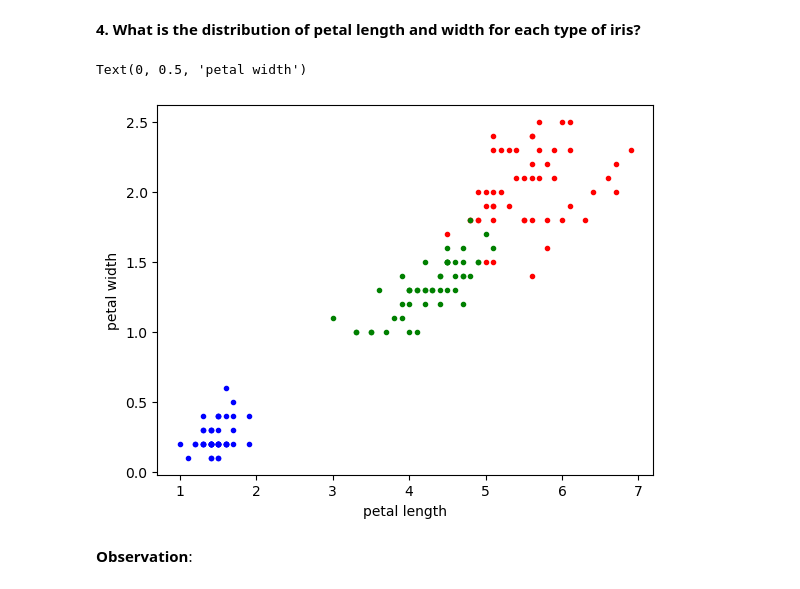
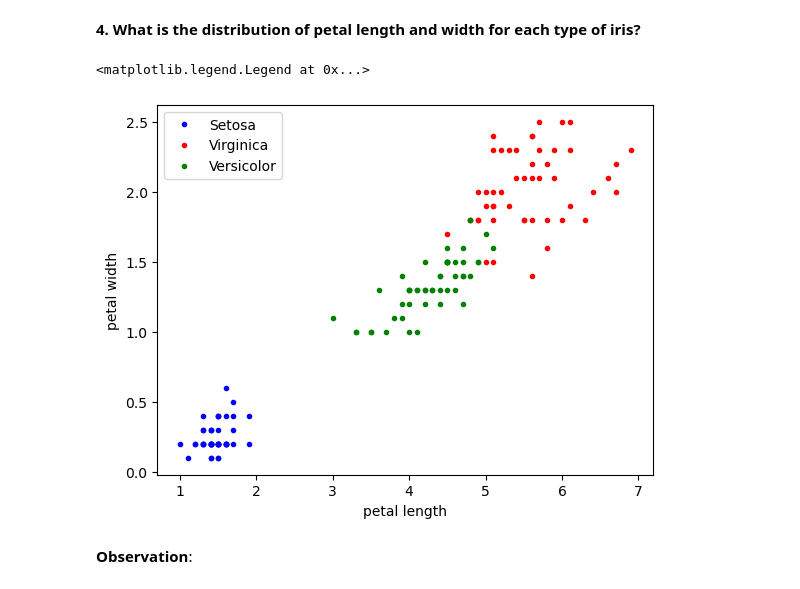
Before and after one commit to ch00226855/DataAnalysisFall2023, a Jupyter notebook: Week06_BasicPlotting.ipynb, the cells around one changed output. Drawn from its saved outputs; the diff is of its cells as text; code cells hidden in the pictures.

```diff
--- a/Week06_BasicPlotting.ipynb
+++ b/Week06_BasicPlotting.ipynb
@@ -482,21 +483,22 @@ plt.legend()
 # %%
 plt.plot(setosa['petal length (cm)'],
          setosa['petal width (cm)'],
          "b.", label="Setosa")
 
 plt.plot(virginica['petal length (cm)'],
          virginica['petal width (cm)'],
          "r.", label="Virginica")
 
 plt.plot(versicolor['petal length (cm)'],
          versicolor['petal width (cm)'],
          "g.", label="Versicolor")
 
 plt.xlabel('petal length')
 plt.ylabel('petal width')
+plt.legend()
 # %% [output]
-Text(0, 0.5, 'petal width')
+<matplotlib.legend.Legend at 0x...>
-[figure, old version]
+[figure, new version]
 # %% [markdown]
 **Observation**:
 # %% [markdown]
```
Also changed, not shown: parts of 13 cells of this notebook.
